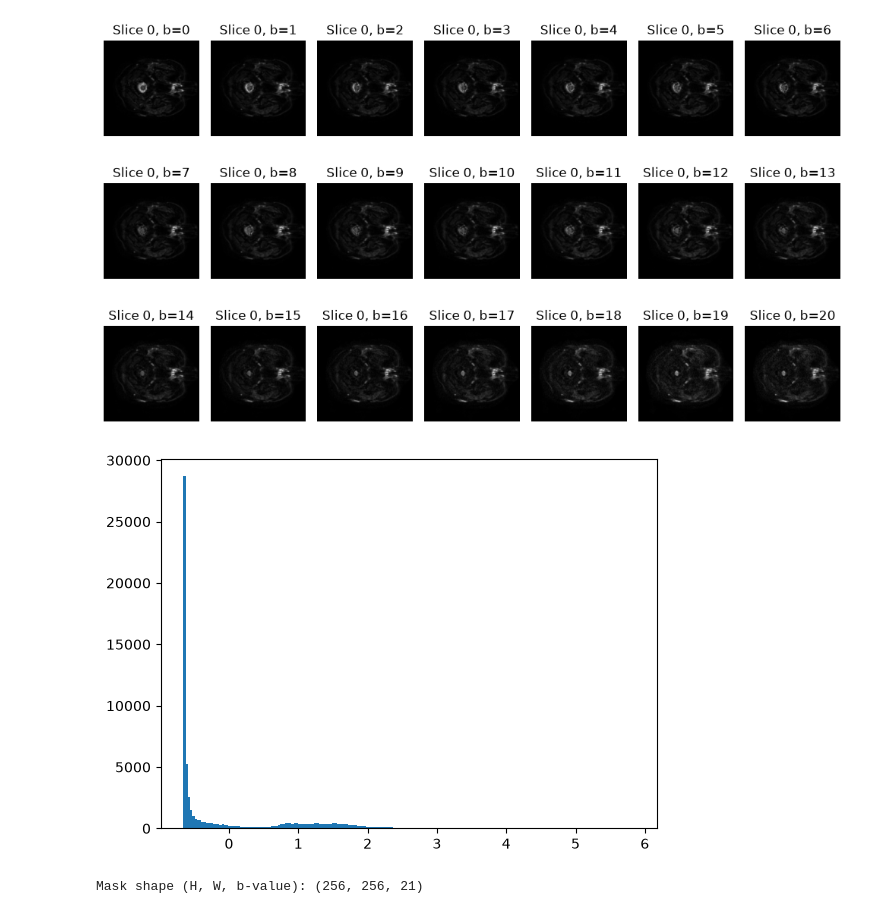
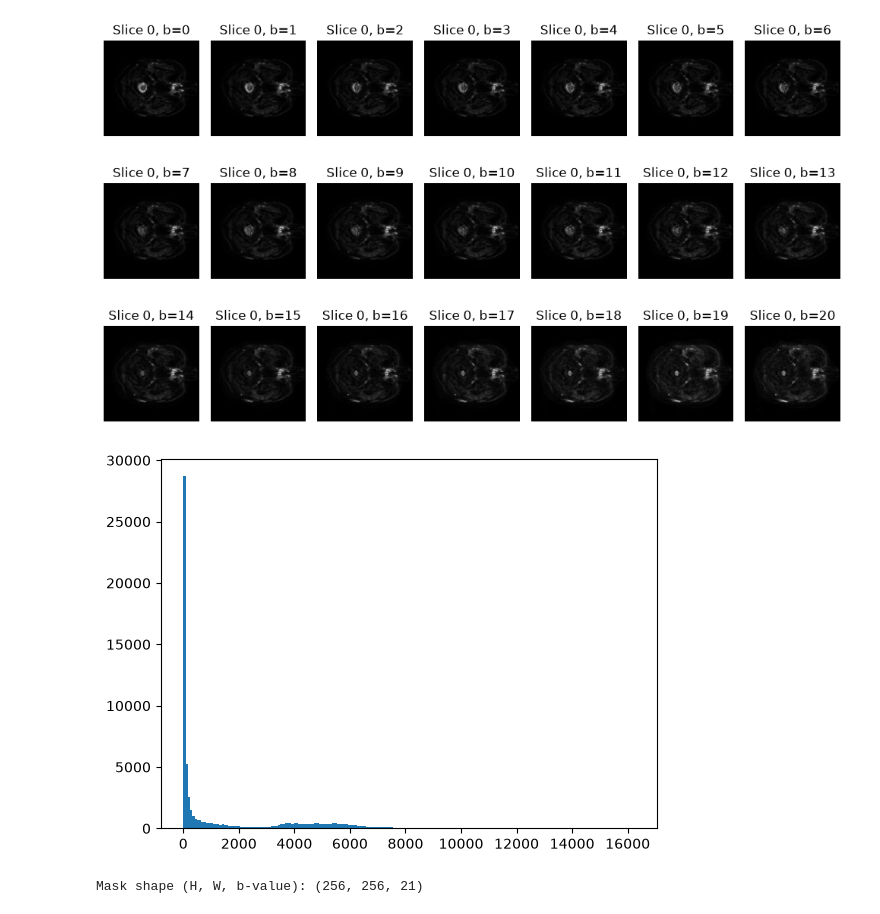
Before and after one commit to Saroj94/IVIM_Autoencoder, a Jupyter notebook: notebooks/Physics_Informed_CVAE_Latest.ipynb, the cells around one changed output. Cells and saved outputs as stored; diff of their text form; code cells hidden in the pictures.

```diff
--- a/notebooks/Physics_Informed_CVAE_Latest.ipynb
+++ b/notebooks/Physics_Informed_CVAE_Latest.ipynb
@@ -24,6 +22,6 @@ Using device: cpu
 # %%
 ##loding data
-path = "/Users/sarojrai/Desktop/LSBU/Dissertation /IVIM_cvae/notebooks/BRAIN"
+path = "/Users/sarojrai/Desktop/LSBU/Dissertation /IVIM_Autoencoder/notebooks/BRAIN"
 
 raw_data=nib.load(path+"/data.nii.gz")
 mri_data=raw_data.get_fdata()
@@ -32,7 +30,7 @@ print(mri_data.shape)
 (256, 256, 54, 21)
 # %%
 ##Data Splitting 70% for train and 30% for test data
-slice_indx=int(0.70*mri_data.shape[2])
+slice_indx=int(0.57*mri_data.shape[2])
 
 ##train and test
 train = mri_data[:,:,:slice_indx,:]
@@ -62,15 +64,15 @@ plt.show()
 [figure]
 # %%
 img = train[:,:,20,0]
-#Standardize the pixel values
-mean = np.mean(img)
-std = np.std(img)
-img = img-mean
-img = img/std
+#for standardize the pixel values
+# mean = np.mean(img)
+# std = np.std(img)
+# img = img-mean
+# img = img/std
 plt.hist(img.flatten(),bins=200)
 plt.show()
 # %% [output]
-[figure, old version]
+[figure, new version]
 # %%
 # Extract b0 directly from raw mri_data (H, W, D, b) order — no transpose needed
 b0_raw = train[:,:, 0]  # shape (256, 256, 54) = (H, W, D)
```
Also changed, not shown: parts of 12 cells of this notebook.
